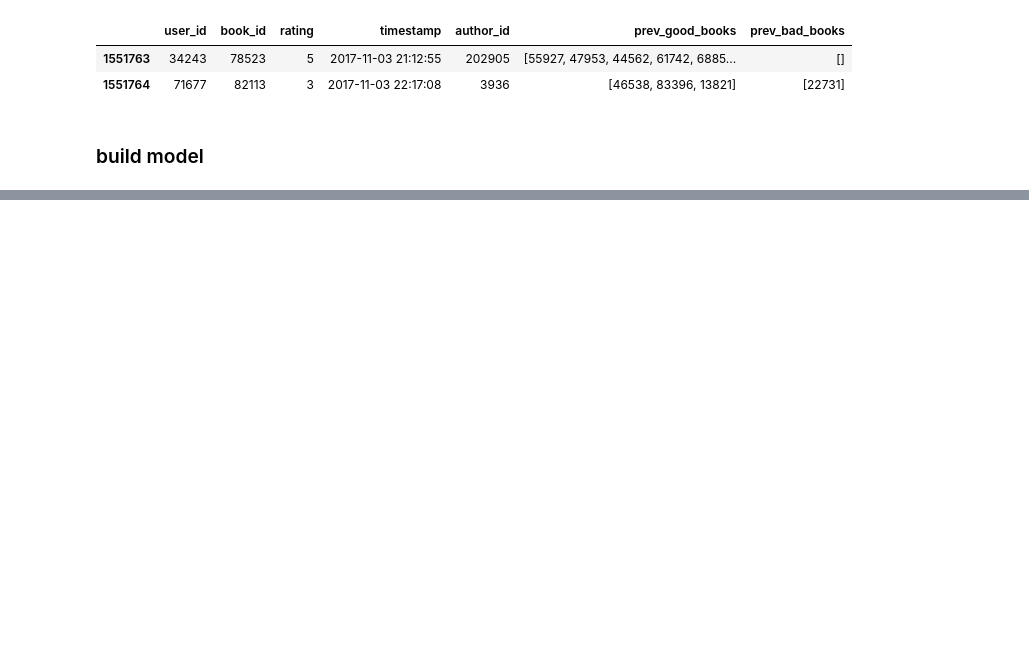
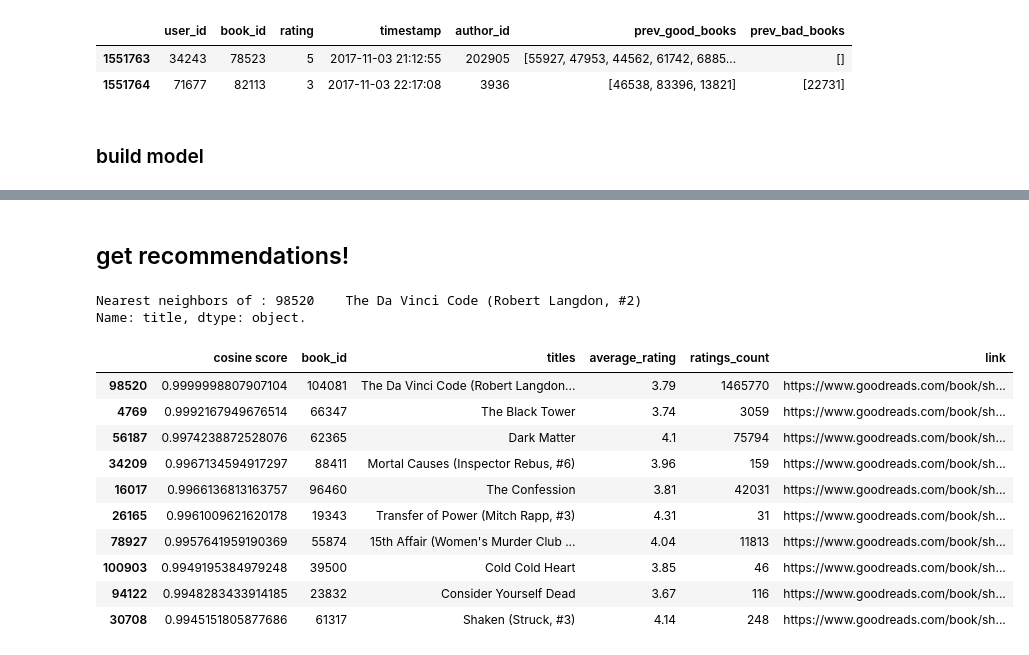
Before and after one commit to elainewyq/Goodreads_Book_Recommender, a Jupyter notebook: DNN_model_w_content_feature.ipynb, the cells around one changed output, grey strips where cells are left out. Drawn from its saved outputs; the diff is of its cells as text; code cells hidden in the pictures; blank space fills up the shorter version.

```diff
--- a/DNN_model_w_content_feature.ipynb
+++ b/DNN_model_w_content_feature.ipynb
@@ -15,7 +15,9 @@ import tensorflow as tf
 import altair as alt
 import collections
 
-from src.utils import split_dataframe, CFModel
+pd.set_option('display.max_colwidth', 100)
+
+from src.utils import split_dataframe, CFModel, book_neighbors
 from src.load_data import read_tables
 from src.DNN_Model import generate_dataset, build_dnn_model, make_shared_embedding_col, make_embedding_col
 # %% [markdown]
@@ -23,6 +25,7 @@ from src.DNN_Model import generate_dataset, build_dnn_model, make_shared_embeddi
 # %%
 reviews = pd.read_csv('data/cleaned_reviews_mystery_1.csv')
 books = pd.read_csv('data/cleaned_books_mystery_1.csv')
+books.sort_values(by='book_id', inplace=True)
 # %%
 reviews.info()
 # %% [output]
@@ -125,0 +258,22 @@ time spent for the process is 347.25079
+# %% [markdown]
+## get recommendations!
+# %%
+# get k recommendations by giving a title_substring of your favorate mystery/crime book
+
+title_substring = 'Da Vinci Code'
+k = 10
+neighbors_df_1 = book_neighbors(books, dnn_model_1, title_substring, measure='cosine', k=k)
+# %% [output]
+Nearest neighbors of : 98520    The Da Vinci Code (Robert Langdon, #2)
+Name: title, dtype: object.
+|  | cosine score | book_id | titles | average_rating | ratings_count | link |
+| 98520 | 0.9999998807907104 | 104081 | The Da Vinci Code (Robert Langdon... | 3.79 | 1465770 | https://www.goodreads.com/book/sh... |
+| 4769 | 0.9992167949676514 | 66347 | The Black Tower | 3.74 | 3059 | https://www.goodreads.com/book/sh... |
+| 56187 | 0.9974238872528076 | 62365 | Dark Matter | 4.1 | 75794 | https://www.goodreads.com/book/sh... |
+| 34209 | 0.9967134594917297 | 88411 | Mortal Causes (Inspector Rebus, #6) | 3.96 | 159 | https://www.goodreads.com/book/sh... |
+| 16017 | 0.9966136813163757 | 96460 | The Confession | 3.81 | 42031 | https://www.goodreads.com/book/sh... |
+| 26165 | 0.9961009621620178 | 19343 | Transfer of Power (Mitch Rapp, #3) | 4.31 | 31 | https://www.goodreads.com/book/sh... |
+| 78927 | 0.9957641959190369 | 55874 | 15th Affair (Women's Murder Club ... | 4.04 | 11813 | https://www.goodreads.com/book/sh... |
+| 100903 | 0.9949195384979248 | 39500 | Cold Cold Heart | 3.85 | 46 | https://www.goodreads.com/book/sh... |
+| 94122 | 0.9948283433914185 | 23832 | Consider Yourself Dead | 3.67 | 116 | https://www.goodreads.com/book/sh... |
+| 30708 | 0.9945151805877686 | 61317 | Shaken (Struck, #3) | 4.14 | 248 | https://www.goodreads.com/book/sh... |
```
Also changed, not shown: parts of 17 cells of this notebook.
